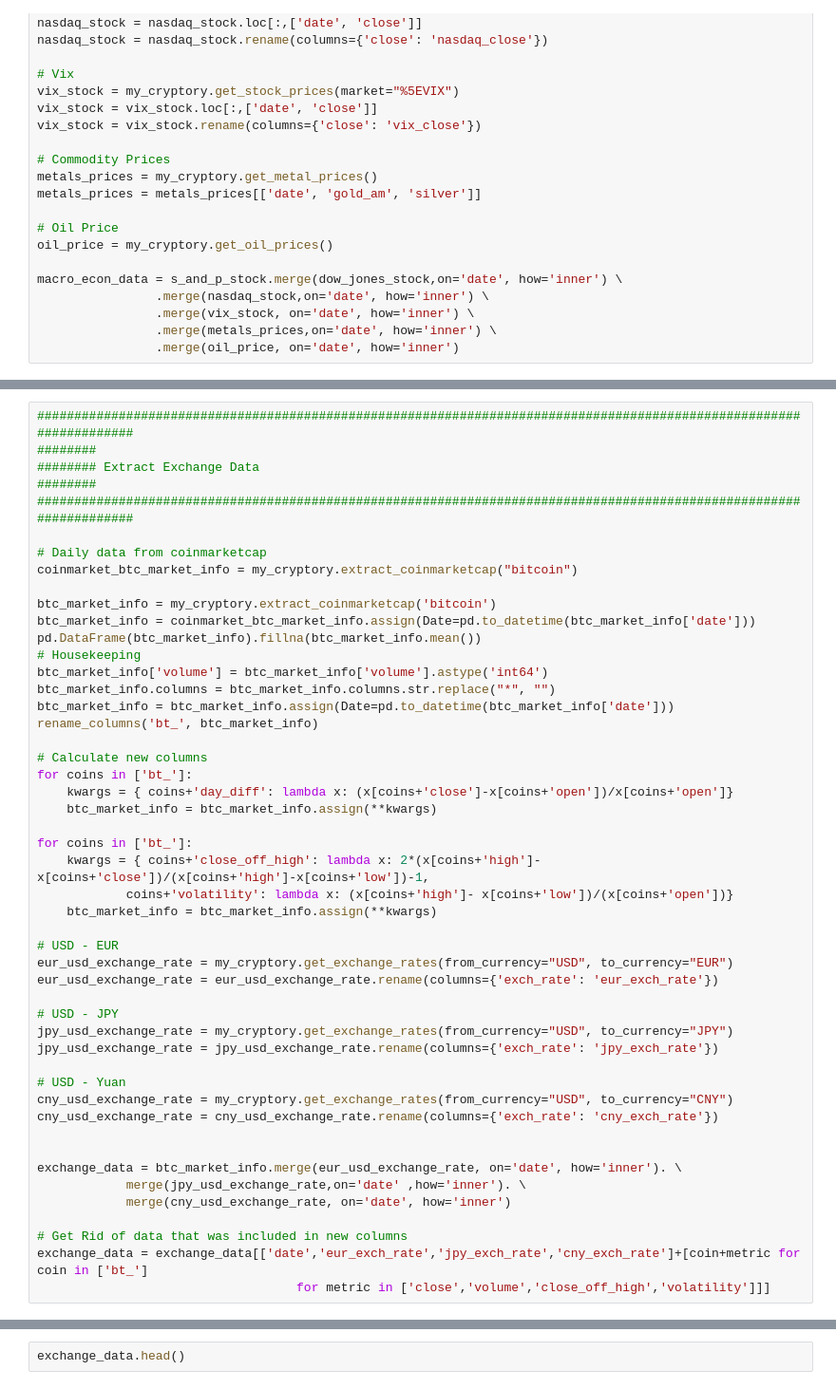
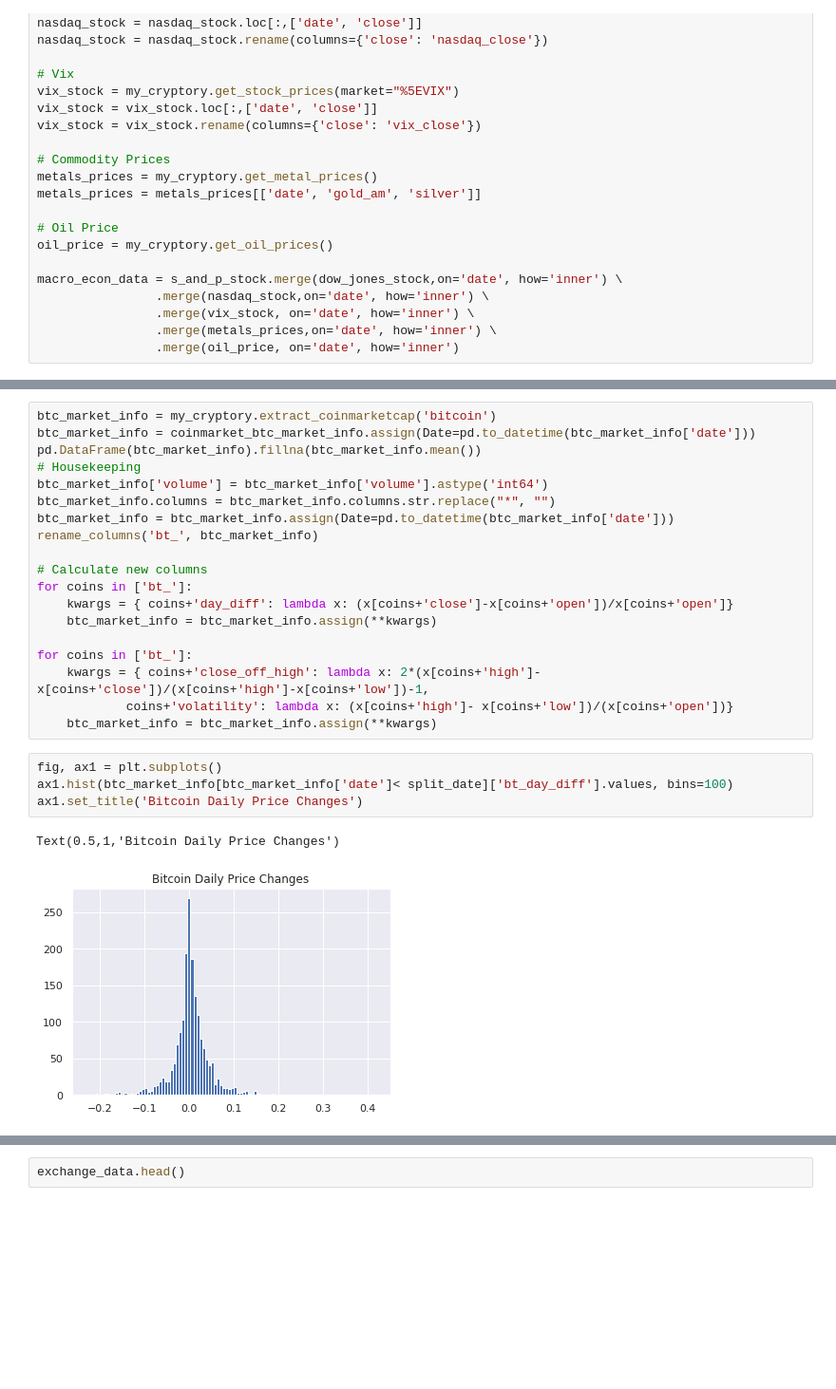
Before and after one commit to kejsiStruga/bitcoin-price-prediction, a Jupyter notebook: Data Gathering.ipynb, the cells around one changed output, grey strips where cells are left out. Shown at 95% size. Cells and saved outputs as stored; diff of their text form; blank space fills up the shorter version.

```diff
--- a/Data Gathering.ipynb
+++ b/Data Gathering.ipynb
@@ -188,13 +242,4 @@ macro_econ_data.head()
 # %%
-####################################################################################################################
-########
-######## Extract Exchange Data
-########
-####################################################################################################################
-
-# Daily data from coinmarketcap
-coinmarket_btc_market_info = my_cryptory.extract_coinmarketcap("bitcoin")
-
 btc_market_info = my_cryptory.extract_coinmarketcap('bitcoin')
 btc_market_info = coinmarket_btc_market_info.assign(Date=pd.to_datetime(btc_market_info['date']))
 pd.DataFrame(btc_market_info).fillna(btc_market_info.mean())
@@ -213,24 +258,10 @@ for coins in ['bt_']:
     kwargs = { coins+'close_off_high': lambda x: 2*(x[coins+'high']- x[coins+'close'])/(x[coins+'high']-x[coins+'low'])-1,
             coins+'volatility': lambda x: (x[coins+'high']- x[coins+'low'])/(x[coins+'open'])}
     btc_market_info = btc_market_info.assign(**kwargs)
-
-# USD - EUR
-eur_usd_exchange_rate = my_cryptory.get_exchange_rates(from_currency="USD", to_currency="EUR")
-eur_usd_exchange_rate = eur_usd_exchange_rate.rename(columns={'exch_rate': 'eur_exch_rate'})
-
-# USD - JPY
-jpy_usd_exchange_rate = my_cryptory.get_exchange_rates(from_currency="USD", to_currency="JPY")
-jpy_usd_exchange_rate = jpy_usd_exchange_rate.rename(columns={'exch_rate': 'jpy_exch_rate'})
-
-# USD - Yuan
-cny_usd_exchange_rate = my_cryptory.get_exchange_rates(from_currency="USD", to_currency="CNY")
-cny_usd_exchange_rate = cny_usd_exchange_rate.rename(columns={'exch_rate': 'cny_exch_rate'})
-
-
-exchange_data = btc_market_info.merge(eur_usd_exchange_rate, on='date', how='inner'). \
-            merge(jpy_usd_exchange_rate,on='date' ,how='inner'). \
-            merge(cny_usd_exchange_rate, on='date', how='inner')
-
-# Get Rid of data that was included in new columns
-exchange_data = exchange_data[['date','eur_exch_rate','jpy_exch_rate','cny_exch_rate']+[coin+metric for coin in ['bt_']
-                                   for metric in ['close','volume','close_off_high','volatility']]]
+# %%
+fig, ax1 = plt.subplots()
+ax1.hist(btc_market_info[btc_market_info['date']< split_date]['bt_day_diff'].values, bins=100)
+ax1.set_title('Bitcoin Daily Price Changes')
+# %% [output]
+Text(0.5,1,'Bitcoin Daily Price Changes')
+[figure, added]
```
Also changed, not shown: parts of 28 cells of this notebook, 1 other file.
